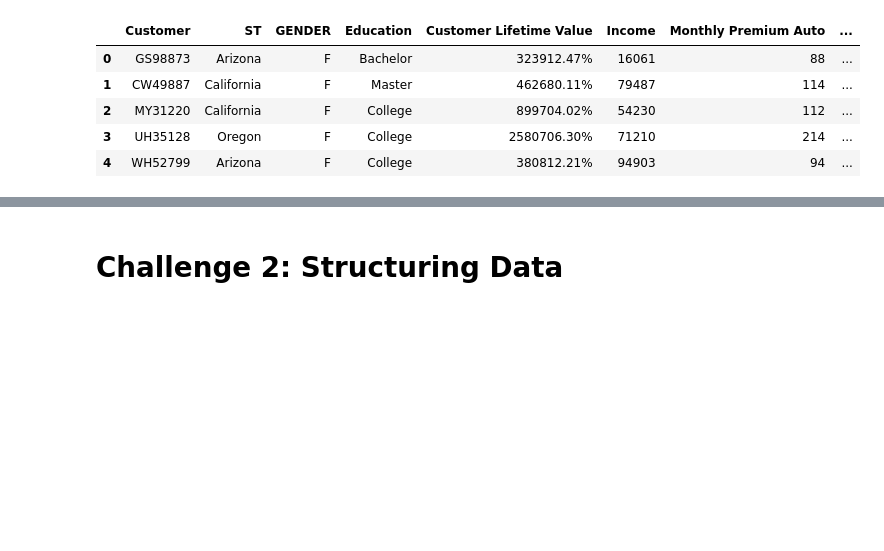
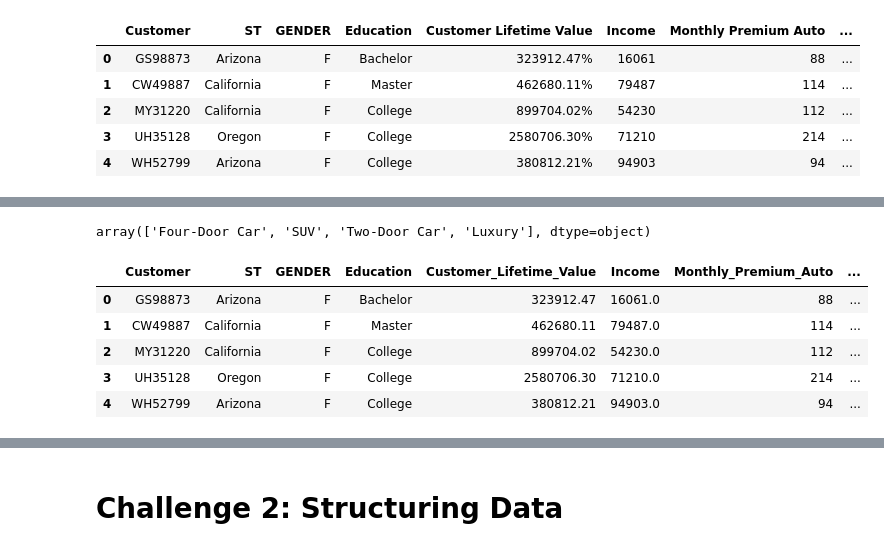
Before and after one commit to GemaVNZ/lab-dw-data-structuring-and-combining, a Jupyter notebook: lab-dw-data-structuring-and-combining.ipynb, the cells around one changed output, grey strips where cells are left out. Drawn from its saved outputs; the diff is of its cells as text; code cells hidden in the pictures; blank space fills up the shorter version.

```diff
--- a/lab-dw-data-structuring-and-combining.ipynb
+++ b/lab-dw-data-structuring-and-combining.ipynb
@@ -65,0 +155,3 @@ TypeError: argument of type 'method' is not iterable
+# %%
+df2 = df2.rename(columns={'Customer': 'Customer_ID','ST': 'State', 'gender': 'Gender'})
+print (df2.columns)
@@ -65,0 +164,3 @@ TypeError: argument of type 'method' is not iterable
+# %%
+df2.columns = df2.columns.str.replace(' ', '_')
+print (df2)
@@ -65,0 +185,3 @@ TypeError: argument of type 'method' is not iterable
+# %%
+df2['Income'] = df2['Income'].astype(float)
+print (df2)
@@ -65,0 +206,14 @@ TypeError: argument of type 'method' is not iterable
+# %%
+df2['Vehicle_Class'] = df2['Vehicle_Class'].replace({'Sports Car': 'Luxury', 'Luxury SUV': 'Luxury', 'Luxury Car': 'Luxury'})
+df2['Vehicle_Class'].unique()
+# %% [output]
+array(['Four-Door Car', 'SUV', 'Two-Door Car', 'Luxury'], dtype=object)
+# %%
+df2.head()
+# %% [output]
+|  | Customer | ST | GENDER | Education | Customer_Lifetime_Value | Income | Monthly_Premium_Auto | ... |
+| 0 | GS98873 | Arizona | F | Bachelor | 323912.47 | 16061.0 | 88 | ... |
+| 1 | CW49887 | California | F | Master | 462680.11 | 79487.0 | 114 | ... |
+| 2 | MY31220 | California | F | College | 899704.02 | 54230.0 | 112 | ... |
+| 3 | UH35128 | Oregon | F | College | 2580706.30 | 71210.0 | 214 | ... |
+| 4 | WH52799 | Arizona | F | College | 380812.21 | 94903.0 | 94 | ... |
```
Also changed, not shown: parts of 28 cells of this notebook, 1 other file.
